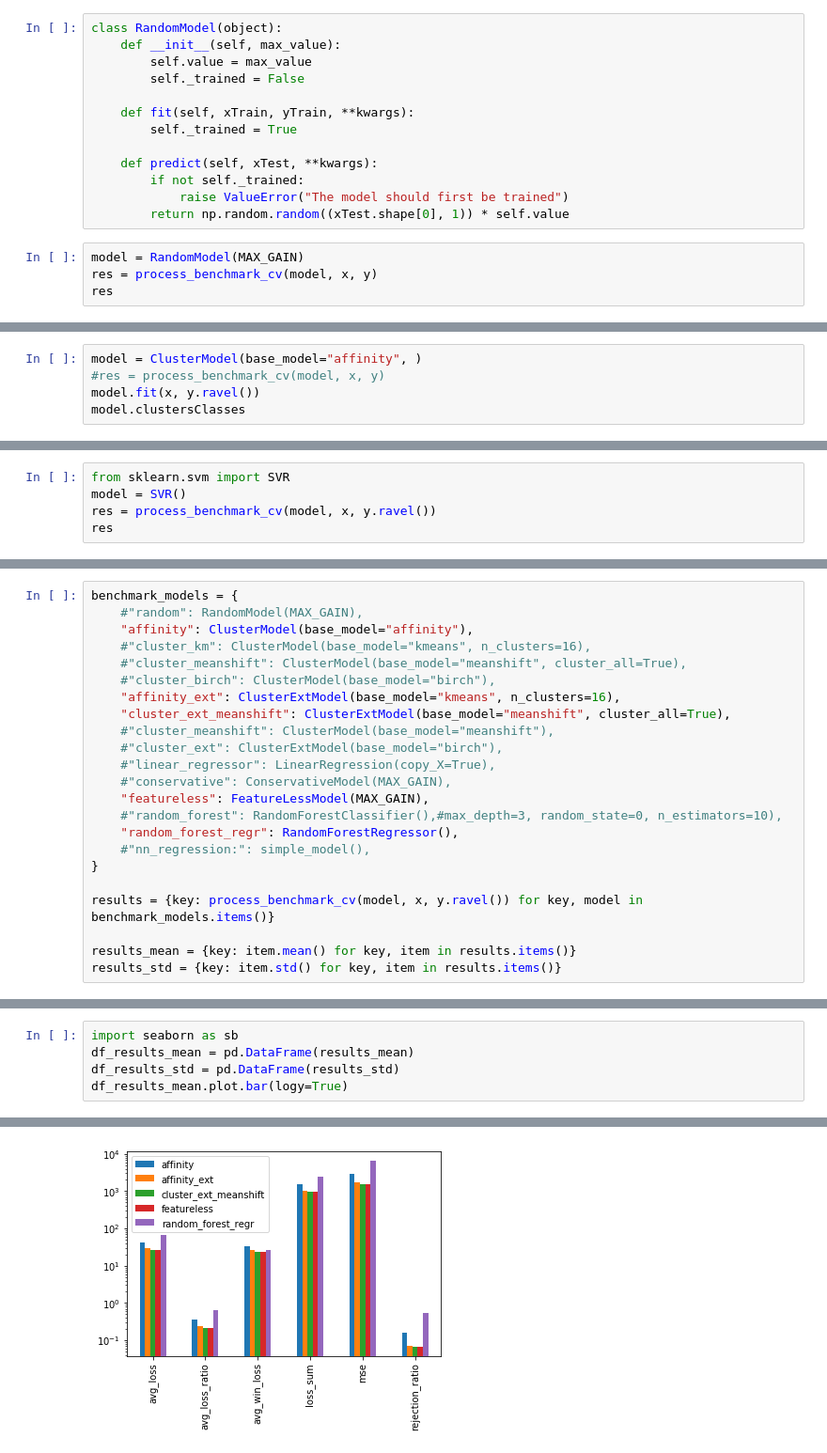
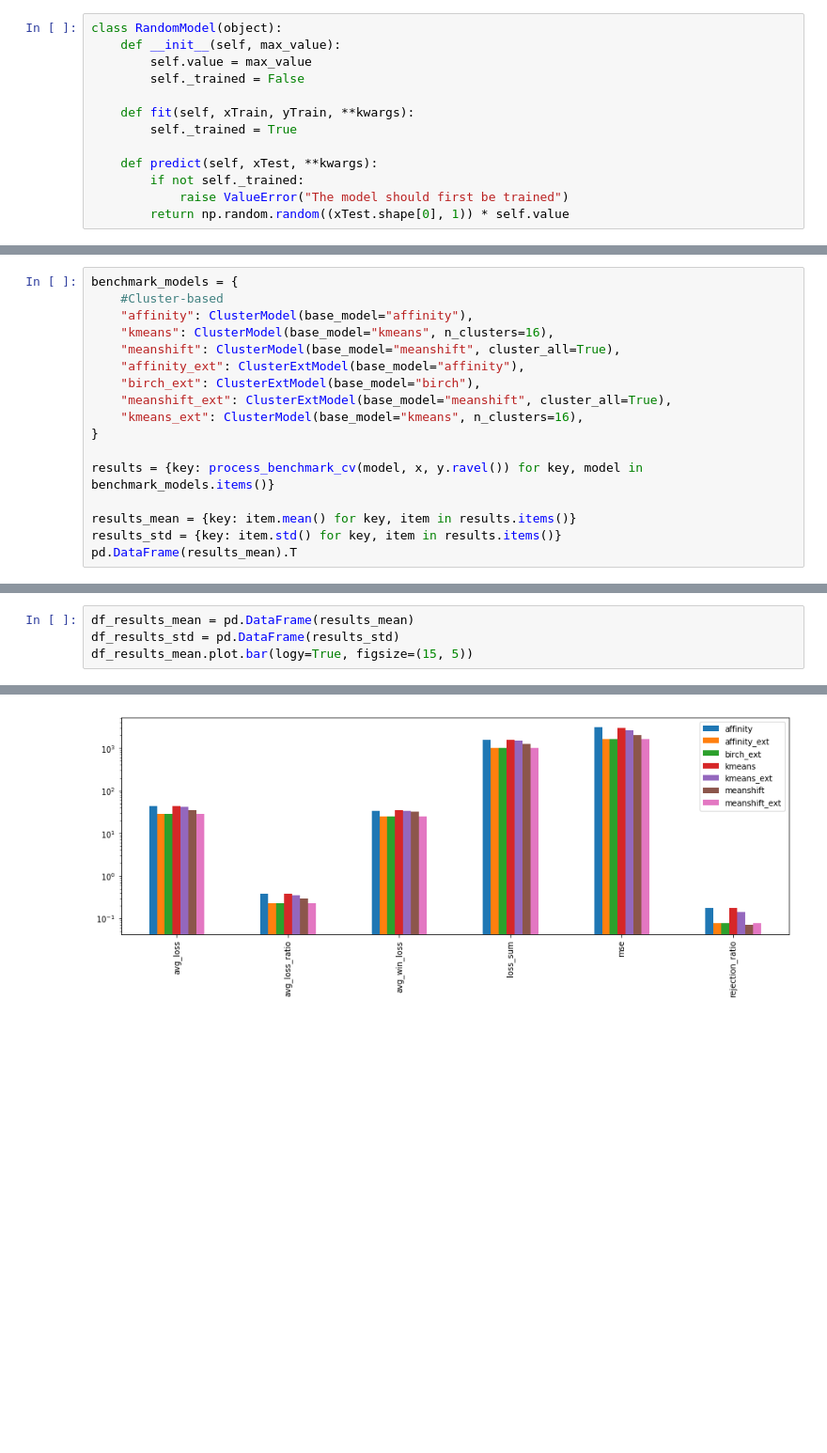
Before and after one commit to afranck64/ultimatum, a Jupyter notebook: notebooks/Pipeline.ipynb, the cells around one changed output, grey strips where cells are left out. Shown at 94% size. Drawn from its saved outputs; the diff is of its cells as text; blank space fills up the shorter version.

Commit message:
add combined loss function add new models

```diff
--- a/notebooks/Pipeline.ipynb
+++ b/notebooks/Pipeline.ipynb
@@ -279,7 +233,3 @@ class RandomModel(object):
         if not self._trained:
             raise ValueError("The model should first be trained")
         return np.random.random((xTest.shape[0], 1)) * self.value
-# %%
-model = RandomModel(MAX_GAIN)
-res = process_benchmark_cv(model, x, y)
-res
@@ -381,8 +329,3 @@ class ClusterExtModel(object):
         res = np.array(preds).ravel()
         return res
         #return self.clustersClasses[predClusters]
-# %%
-model = ClusterModel(base_model="affinity", )
-#res = process_benchmark_cv(model, x, y)
-model.fit(x, y.ravel())
-model.clustersClasses
@@ -392,5 +331,0 @@ array([110, 121,  99, 104,  89,  90, 100,  98, 109,  93, 110,  99, 144,
-# %%
-from sklearn.svm import SVR
-model = SVR()
-res = process_benchmark_cv(model, x, y.ravel())
-res
@@ -404,24 +362,18 @@ res
 # %%
 benchmark_models = {
-    #"random": RandomModel(MAX_GAIN),
+    #Cluster-based
     "affinity": ClusterModel(base_model="affinity"),
-    #"cluster_km": ClusterModel(base_model="kmeans", n_clusters=16),
-    #"cluster_meanshift": ClusterModel(base_model="meanshift", cluster_all=True),
-    #"cluster_birch": ClusterModel(base_model="birch"),
-    "affinity_ext": ClusterExtModel(base_model="kmeans", n_clusters=16),
-    "cluster_ext_meanshift": ClusterExtModel(base_model="meanshift", cluster_all=True),
-    #"cluster_meanshift": ClusterModel(base_model="meanshift"),
-    #"cluster_ext": ClusterExtModel(base_model="birch"),
-    #"linear_regressor": LinearRegression(copy_X=True),
-    #"conservative": ConservativeModel(MAX_GAIN),
-    "featureless": FeatureLessModel(MAX_GAIN),
-    #"random_forest": RandomForestClassifier(),#max_depth=3, random_state=0, n_estimators=10),
-    "random_forest_regr": RandomForestRegressor(),
-    #"nn_regression:": simple_model(),
+    "kmeans": ClusterModel(base_model="kmeans", n_clusters=16),
+    "meanshift": ClusterModel(base_model="meanshift", cluster_all=True),
+    "affinity_ext": ClusterExtModel(base_model="affinity"),
+    "birch_ext": ClusterExtModel(base_model="birch"),
+    "meanshift_ext": ClusterExtModel(base_model="meanshift", cluster_all=True),
+    "kmeans_ext": ClusterModel(base_model="kmeans", n_clusters=16),
 }
 
 results = {key: process_benchmark_cv(model, x, y.ravel()) for key, model in benchmark_models.items()}
 
 results_mean = {key: item.mean() for key, item in results.items()}
 results_std = {key: item.std() for key, item in results.items()}
+pd.DataFrame(results_mean).T
 # %% [output]
@@ -458,8 +388,7 @@ pd.DataFrame(results_std).T
 # %%
-import seaborn as sb
 df_results_mean = pd.DataFrame(results_mean)
 df_results_std = pd.DataFrame(results_std)
-df_results_mean.plot.bar(logy=True)
+df_results_mean.plot.bar(logy=True, figsize=(15, 5))
 # %% [output]
 <matplotlib.axes._subplots.AxesSubplot at 0x...>
-[figure, old version]
+[figure, new version]
```
Also changed, not shown: parts of 42 cells of this notebook, 2 other files.
